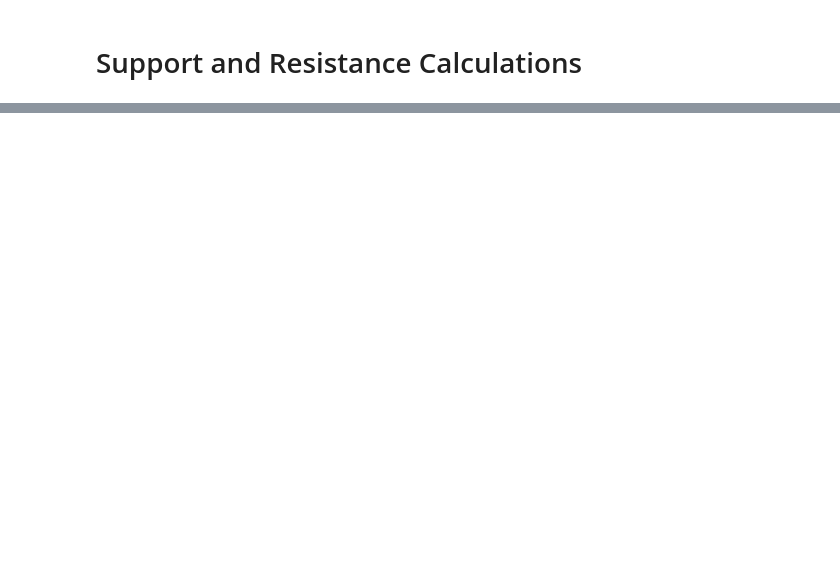
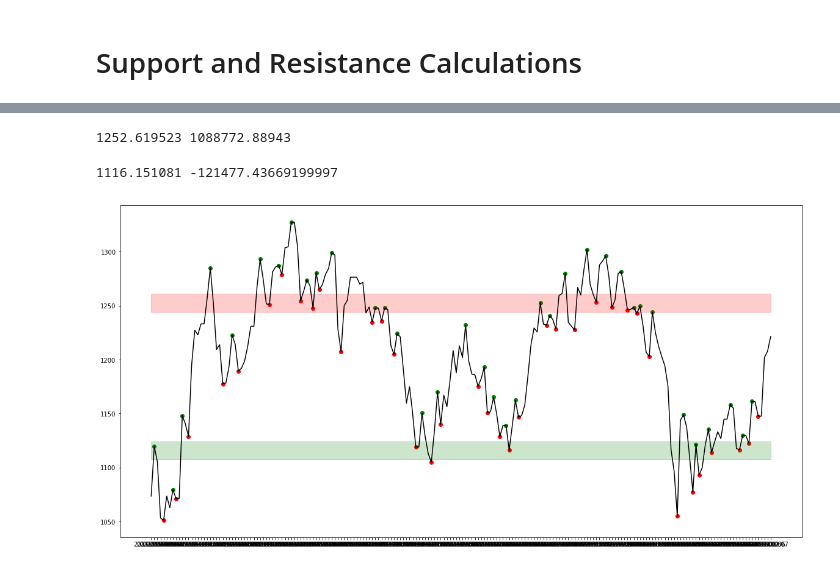
Before and after one commit to ayush003/Stock-Market-Analysis-and-Prediction, a Jupyter notebook: S&R.ipynb, the cells around one changed output, grey strips where cells are left out. Cells and saved outputs as stored; diff of their text form; code cells hidden in the pictures; blank space fills up the shorter version.

```diff
--- a/S&R.ipynb
+++ b/S&R.ipynb
@@ -21,0 +163,49 @@ Index(['01-02-2020', '31-01-2020', '30-01-2020', '29-01-2020', '28-01-2020',
+# %%
+max_num = 0
+resistance_centre_recent = -1
+for x in maximaIdxs:
+    num_points = 0
+    for y in maximaIdxs:
+        if (close_price[x] >= close_price[y]) and (close_price[x] - close_price[y])<=delta_5:
+            num_points+=y*close_price[y]
+    if num_points>max_num:
+        max_num = num_points
+        resistance_centre_recent = x
+
+print(close_price[resistance_centre_recent],max_num)
+# %% [output]
+1252.619523 1088772.88943
+# %%
+min_num = 1
+support_centre_recent = -1
+for x in minimaIdxs:
+    num_points = 0
+    for y in minimaIdxs:
+        if close_price[y]>close_price[x] and close_price[y]-close_price[x]<=delta_5:
+            num_points-=y*(price_max-close_price[y])
+    if num_points<min_num:
+        min_num = num_points
+        support_centre_recent = x
+
+print(close_price[support_centre_recent],min_num)
+# %% [output]
+1116.151081 -121477.43669199997
+# %%
+plt.figure(figsize=(20,10))
+plt.plot(housing_data['Close'],color='black')
+plt.scatter(housing_data.index[minimaIdxs],housing_data['Close'][minimaIdxs],color='r')
+plt.scatter(housing_data.index[maximaIdxs],housing_data['Close'][maximaIdxs],color='g')
+
+plt.fill_between(housing_data.index,
+                 np.ones([housing_data.index.size])*(housing_data['Close'][resistance_centre_recent] + delta_3),
+                np.ones([housing_data.index.size])*(housing_data['Close'][resistance_centre_recent] - delta_3),
+                color='red',alpha=0.2)
+
+plt.fill_between(housing_data.index,
+                 np.ones([housing_data.index.size])*(housing_data['Close'][support_centre_recent] + delta_3),
+                np.ones([housing_data.index.size])*(housing_data['Close'][support_centre_recent] - delta_3),
+                color='green',alpha=0.2)
+
+plt.show()
+# %% [output]
+[figure, added]
```
Also changed, not shown: parts of 19 cells of this notebook.
